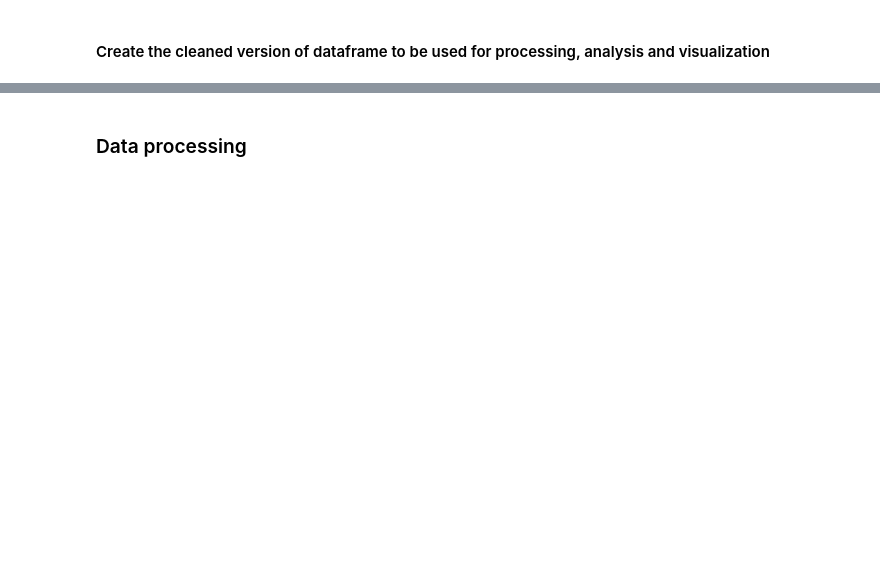
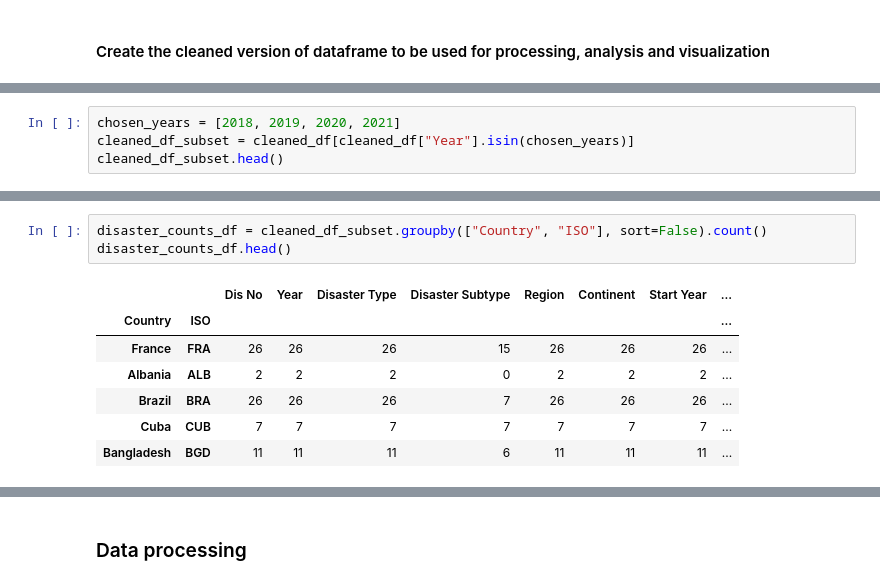
Before and after one commit to NLSanyu/CA682-Data-Visualization, a Jupyter notebook: EM-DAT Data Exploration.ipynb, the cells around one changed output, grey strips where cells are left out. Drawn from its saved outputs; the diff is of its cells as text; blank space fills up the shorter version.

```diff
--- a/EM-DAT Data Exploration.ipynb
+++ b/EM-DAT Data Exploration.ipynb
@@ -192,0 +222,4 @@ cleaned_df.head()
+# %%
+chosen_years = [2018, 2019, 2020, 2021]
+cleaned_df_subset = cleaned_df[cleaned_df["Year"].isin(chosen_years)]
+cleaned_df_subset.head()
@@ -192,0 +233,11 @@ cleaned_df.head()
+# %%
+disaster_counts_df = cleaned_df_subset.groupby(["Country", "ISO"], sort=False).count()
+disaster_counts_df.head()
+# %% [output]
+|  |  | Dis No | Year | Disaster Type | Disaster Subtype | Region | Continent | Start Year | ... |
+| Country | ISO |  |  |  |  |  |  |  | ... |
+| France | FRA | 26 | 26 | 26 | 15 | 26 | 26 | 26 | ... |
+| Albania | ALB | 2 | 2 | 2 | 0 | 2 | 2 | 2 | ... |
+| Brazil | BRA | 26 | 26 | 26 | 7 | 26 | 26 | 26 | ... |
+| Cuba | CUB | 7 | 7 | 7 | 7 | 7 | 7 | 7 | ... |
+| Bangladesh | BGD | 11 | 11 | 11 | 6 | 11 | 11 | 11 | ... |
```
Also changed, not shown: parts of 28 cells of this notebook, 1 other file.
